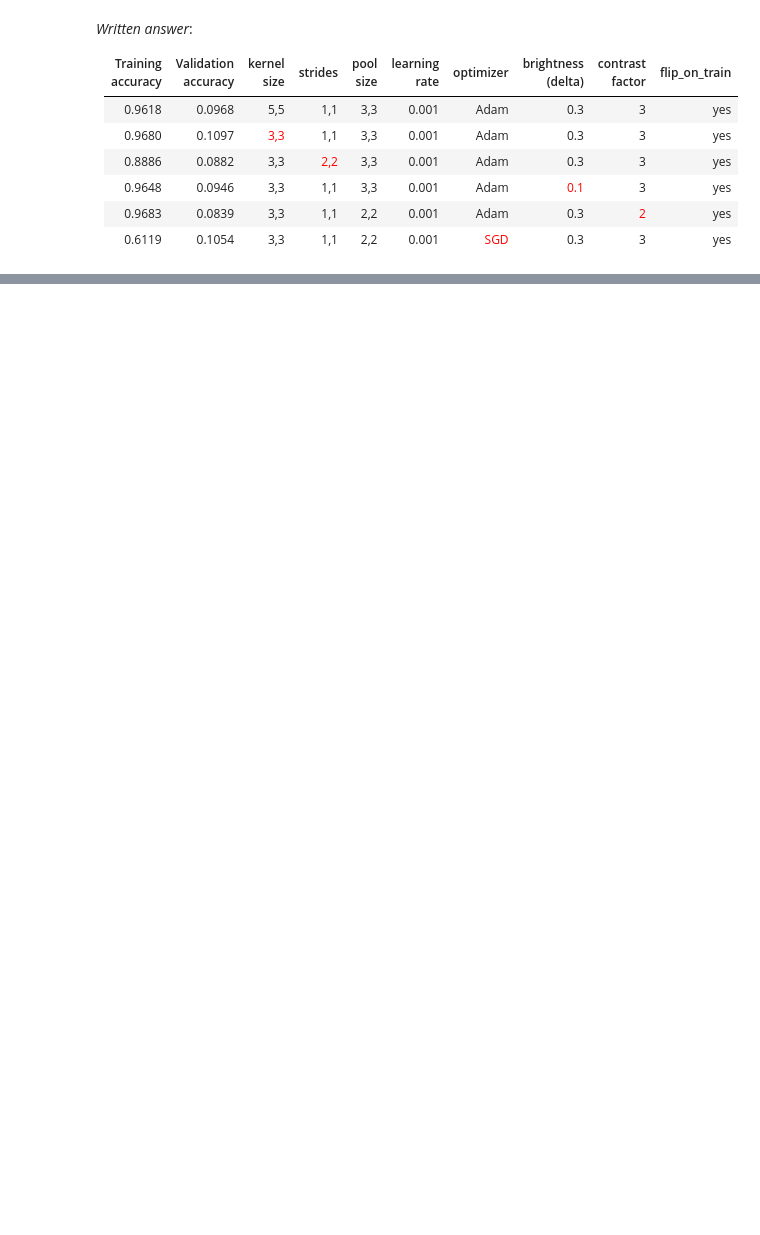
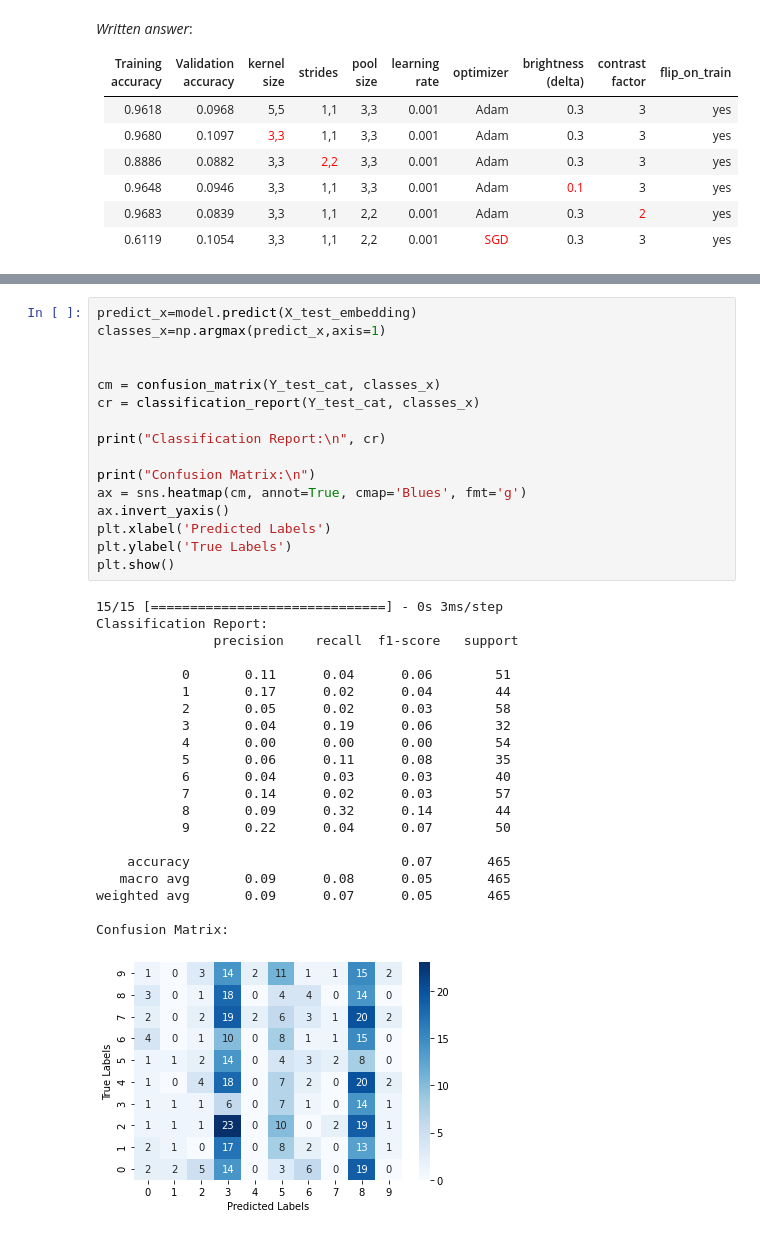
Before and after one commit to maxencefrenette/youtube-views-predictor, a Jupyter notebook: src/models/models-cnn-thumbnails.ipynb, the cells around one changed output, grey strips where cells are left out. Cells and saved outputs as stored; diff of their text form; blank space fills up the shorter version.

```diff
--- a/src/models/models-cnn-thumbnails.ipynb
+++ b/src/models/models-cnn-thumbnails.ipynb
@@ -583,0 +707,38 @@ vgg16_label_df
+# %%
+predict_x=model.predict(X_test_embedding)
+classes_x=np.argmax(predict_x,axis=1)
+
+
+cm = confusion_matrix(Y_test_cat, classes_x)
+cr = classification_report(Y_test_cat, classes_x)
+
+print("Classification Report:\n", cr)
+
+print("Confusion Matrix:\n")
+ax = sns.heatmap(cm, annot=True, cmap='Blues', fmt='g')
+ax.invert_yaxis()
+plt.xlabel('Predicted Labels')
+plt.ylabel('True Labels')
+plt.show()
+# %% [output]
+15/15 [==============================] - 0s 3ms/step
+Classification Report:
+               precision    recall  f1-score   support
+
+           0       0.11      0.04      0.06        51
+           1       0.17      0.02      0.04        44
+           2       0.05      0.02      0.03        58
+           3       0.04      0.19      0.06        32
+           4       0.00      0.00      0.00        54
+           5       0.06      0.11      0.08        35
+           6       0.04      0.03      0.03        40
+           7       0.14      0.02      0.03        57
+           8       0.09      0.32      0.14        44
+           9       0.22      0.04      0.07        50
+
+    accuracy                           0.07       465
+   macro avg       0.09      0.08      0.05       465
+weighted avg       0.09      0.07      0.05       465
+
+Confusion Matrix:
+[figure, added]
```
Also changed, not shown: parts of 34 cells of this notebook, 7 other files.
